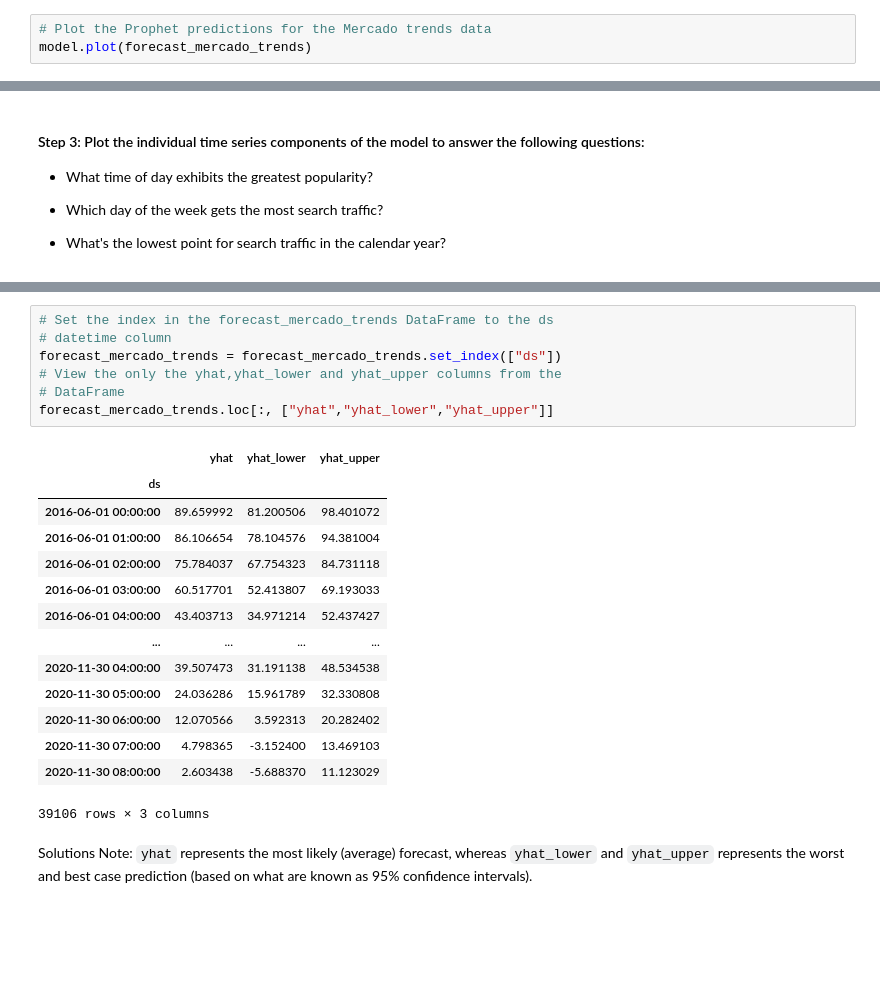
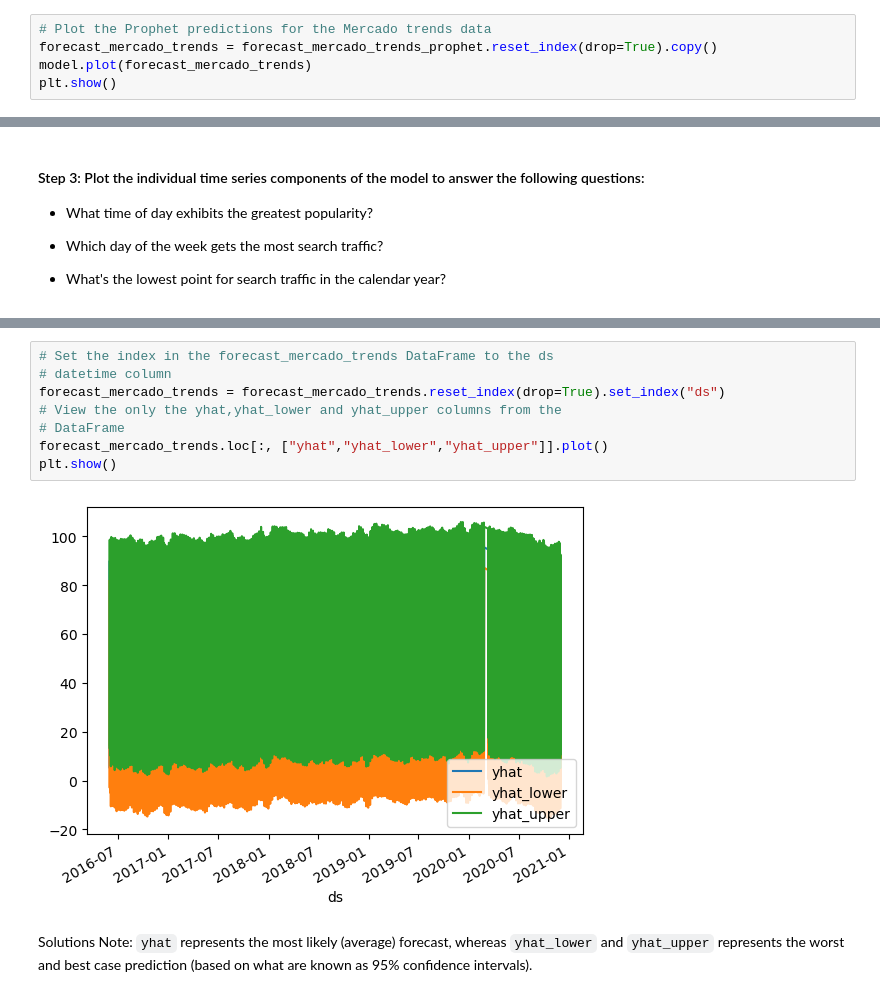
Before and after one commit to GerardoCastanos/prophet_challenge, a Jupyter notebook: Starter_Code/forecasting_net_prophet.ipynb, the cells around one changed output, grey strips where cells are left out. Cells and saved outputs as stored; diff of their text form; blank space fills up the shorter version.

```diff
--- a/Starter_Code/forecasting_net_prophet.ipynb
+++ b/Starter_Code/forecasting_net_prophet.ipynb
@@ -440,6 +441,8 @@ forecast_mercado_trends.head()
 #### Step 2: After estimating the model, plot the forecast. How's the near-term forecast for the popularity of MercadoLibre?
 # %%
 # Plot the Prophet predictions for the Mercado trends data
+forecast_mercado_trends = forecast_mercado_trends_prophet.reset_index(drop=True).copy()
 model.plot(forecast_mercado_trends)
+plt.show()
 # %% [output]
 [figure]
@@ -481,25 +463,13 @@ memory usage: 6.6 MB
 # %%
 # Set the index in the forecast_mercado_trends DataFrame to the ds
 # datetime column
-forecast_mercado_trends = forecast_mercado_trends.set_index(["ds"])
+forecast_mercado_trends = forecast_mercado_trends.reset_index(drop=True).set_index("ds")
 # View the only the yhat,yhat_lower and yhat_upper columns from the
 # DataFrame
-forecast_mercado_trends.loc[:, ["yhat","yhat_lower","yhat_upper"]]
+forecast_mercado_trends.loc[:, ["yhat","yhat_lower","yhat_upper"]].plot()
+plt.show()
 # %% [output]
-|  | yhat | yhat_lower | yhat_upper |
-| ds |  |  |  |
-| 2016-06-01 00:00:00 | 89.659992 | 81.200506 | 98.401072 |
-| 2016-06-01 01:00:00 | 86.106654 | 78.104576 | 94.381004 |
-| 2016-06-01 02:00:00 | 75.784037 | 67.754323 | 84.731118 |
-| 2016-06-01 03:00:00 | 60.517701 | 52.413807 | 69.193033 |
-| 2016-06-01 04:00:00 | 43.403713 | 34.971214 | 52.437427 |
-| ... | ... | ... | ... |
-| 2020-11-30 04:00:00 | 39.507473 | 31.191138 | 48.534538 |
-| 2020-11-30 05:00:00 | 24.036286 | 15.961789 | 32.330808 |
-| 2020-11-30 06:00:00 | 12.070566 | 3.592313 | 20.282402 |
-| 2020-11-30 07:00:00 | 4.798365 | -3.152400 | 13.469103 |
-| 2020-11-30 08:00:00 | 2.603438 | -5.688370 | 11.123029 |
-39106 rows × 3 columns
+[figure, added]
 # %% [markdown]
 Solutions Note: `yhat` represents the most likely (average) forecast, whereas `yhat_lower` and `yhat_upper` represents the worst and best case prediction (based on what are known as 95% confidence intervals).
 # %%
```
Also changed, not shown: parts of 22 cells of this notebook.
